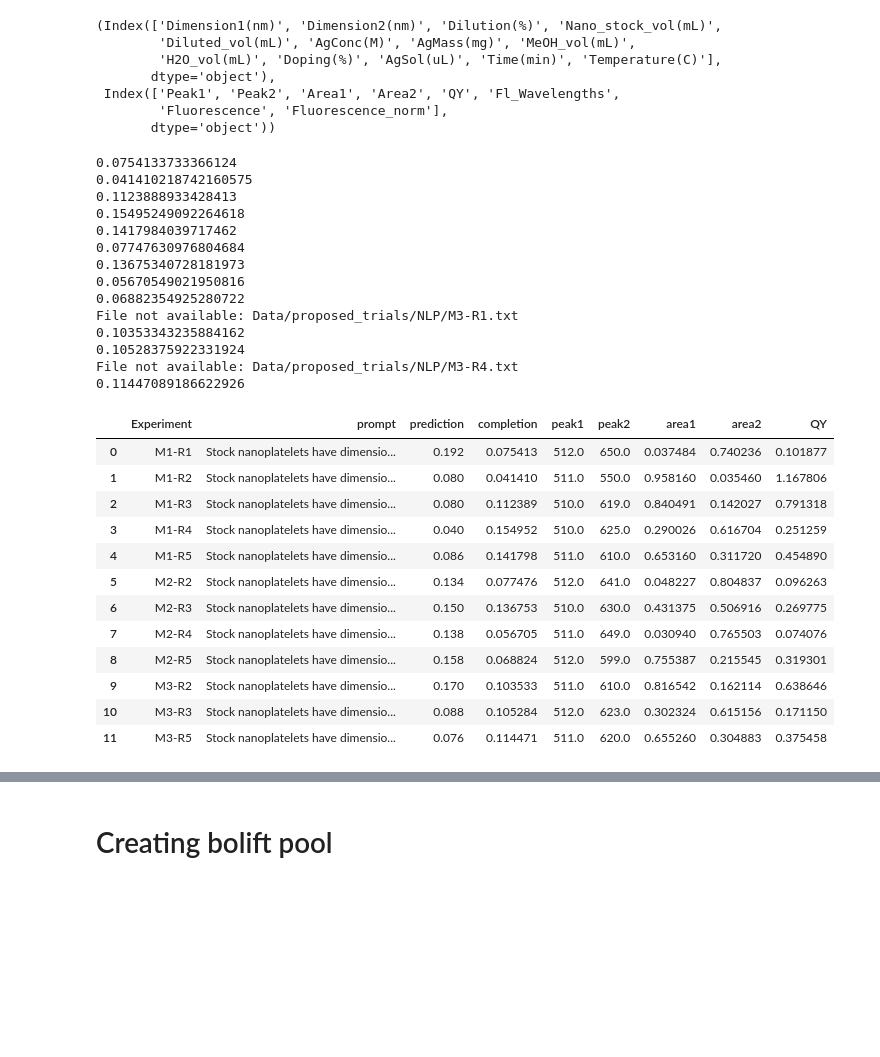
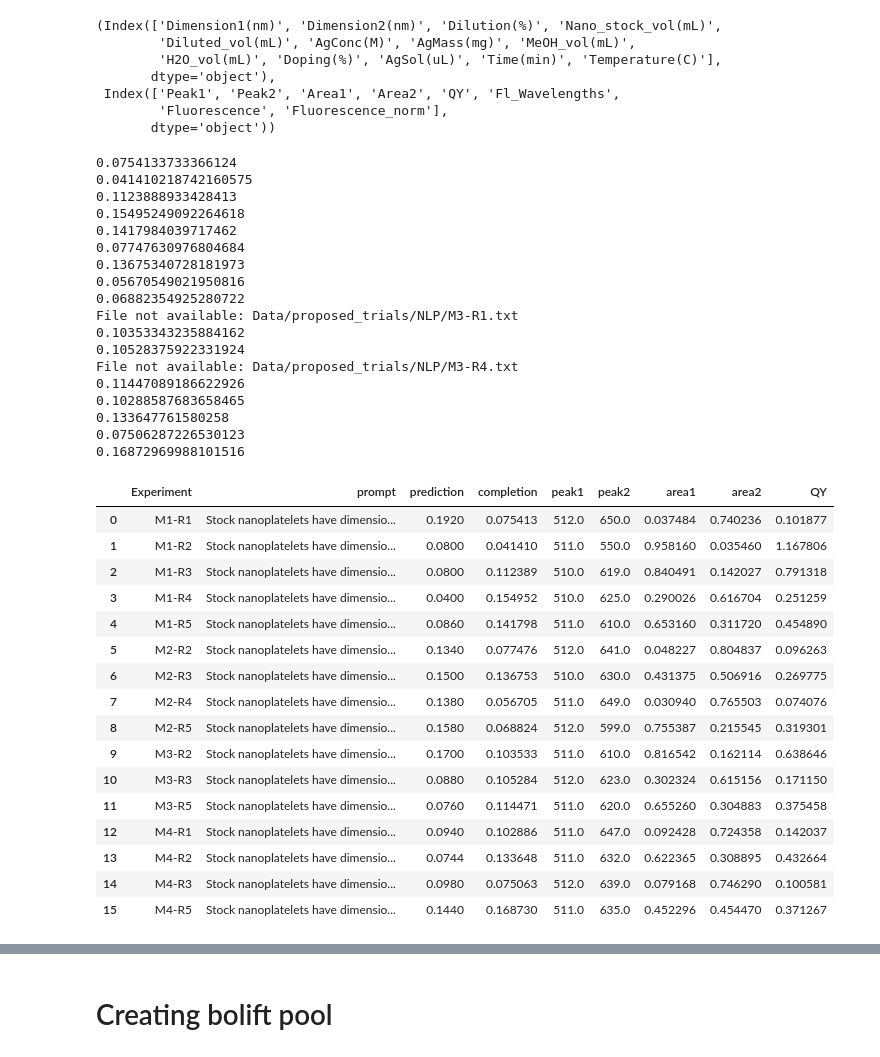
Before and after one commit to maykcaldas/BioNano-DOE, a Jupyter notebook: AgML/process_data.ipynb, the cells around one changed output, grey strips where cells are left out. Drawn from its saved outputs; the diff is of its cells as text; code cells hidden in the pictures; blank space fills up the shorter version.

```diff
--- a/AgML/process_data.ipynb
+++ b/AgML/process_data.ipynb
@@ -337,6 +337,11 @@ BO_NLP = {
     "M3-R3" : "Stock nanoplatelets have dimensions 29.529 nm by 8.737 nm and the optical density of 100x hexanes dilution of stock is 0.42% recorded at 512nm. 0.5 mL nanoplatelets stock is diluted 7x by hexanes using 3.5 mL for each trial of doping. Silver acetate solution of 0.006 M is made with 7.8 mg of silver acetate in 5 mL of MeOH and 2 mL of water. 2.5 % Ag doping requires 3.4 uL of silver doping solution, respectively. The reaction was performed at 1000 rpm for 180 minutes at 25 oC. Fluorescence of each doped sample was collected as a 30x dilution with hexanes.",
     "M3-R4" : "Stock nanoplatelets have dimensions 19.835 nm by 14.762 nm and the optical density of 100x hexanes dilution of stock is 0.26% recorded at 512nm. 0.5 mL nanoplatelets stock is diluted 7x by hexanes using 3.5 mL for each trial of doping. Silver acetate solution of 0.006 M is made with 7.8 mg of silver acetate in 5 mL of MeOH and 2 mL of water. 2.5 % Ag doping requires 3.4 uL of silver doping solution, respectively. The reaction was performed at 1000 rpm for 60 minutes at 25 oC. Fluorescence of each doped sample was collected as a 30x dilution with hexanes.",
     "M3-R5" : "Stock nanoplatelets have dimensions 31.121 nm by 7.358 nm and the optical density of 100x hexanes dilution of stock is 0.212% recorded at 512nm. 0.5 mL nanoplatelets stock is diluted 7x by hexanes using 3.5 mL for each trial of doping. Silver acetate solution of 0.006 M is made with 7.8 mg of silver acetate in 5 mL of MeOH and 2 mL of water. 2.5 % Ag doping requires 3.4 uL of silver doping solution, respectively. The reaction was performed at 1000 rpm for 10 minutes at 25 oC. Fluorescence of each doped sample was collected as a 30x dilution with hexanes.",
+    #
+    "M4-R1": "Stock nanoplatelets have dimensions 33.654 nm by 6.926 nm and the optical density of 100x hexanes dilution of stock is 0.300% recorded at 512 nm. 0.500 mL nanoplatelets stock is diluted 7x by hexanes using 3.500 mL for each trial of doping. Silver acetate solution of 0.00070 M is made with 14.000 mg of silver acetate in 85.589 mL of MeOH and 34.236 mL of water. 10.000 % Ag doping requires 344.528 uL of silver doping solution, respectively. The reaction was performed at 1000 rpm for 60.0 minutes at 0.000 oC. Fluorescence of each doped sample was collected as a 30x dilution with hexanes.",
+    "M4-R2": "Stock nanoplatelets have dimensions 33.654 nm by 6.926 nm and the optical density of 100x hexanes dilution of stock is 0.150% recorded at 512 nm. 0.250 mL nanoplatelets stock is diluted 7x by hexanes using 1.750 mL for each trial of doping. Silver acetate solution of 0.00070 M is made with 14.000 mg of silver acetate in 85.589 mL of MeOH and 34.236 mL of water. 5.000 % Ag doping requires 43.066 uL of silver doping solution, respectively. The reaction was performed at 1000 rpm for 10.0 minutes at 0.000 oC. Fluorescence of each doped sample was collected as a 30x dilution with hexanes.",
+    "M4-R3": "Stock nanoplatelets have dimensions 30.594 nm by 8.897 nm and the optical density of 100x hexanes dilution of stock is 0.300% recorded at 512 nm. 0.500 mL nanoplatelets stock is diluted 7x by hexanes using 3.500 mL for each trial of doping. Silver acetate solution of 0.00600 M is made with 3.500 mg of silver acetate in 2.496 mL of MeOH and 0.999 mL of water. 2.000 % Ag doping requires 9.388 uL of silver doping solution, respectively. The reaction was performed at 1000 rpm for 60.0 minutes at 0.000 oC. Fluorescence of each doped sample was collected as a 30x dilution with hexanes.",
+    "M4-R5": "Stock nanoplatelets have dimensions 33.654 nm by 6.926 nm and the optical density of 100x hexanes dilution of stock is 0.150% recorded at 512 nm. 0.500 mL nanoplatelets stock is diluted 7x by hexanes using 3.500 mL for each trial of doping. Silver acetate solution of 0.00070 M is made with 3.500 mg of silver acetate in 21.397 mL of MeOH and 8.559 mL of water. 5.000 % Ag doping requires 86.132 uL of silver doping solution, respectively. The reaction was performed at 1000 rpm for 60.0 minutes at 25.000 oC. Fluorescence of each doped sample was collected as a 30x dilution with hexanes."
     }
 
 BO_NLP_pred = {
@@ -355,6 +360,10 @@ BO_NLP_pred = {
     "M3-R3" : 0.088,
     "M3-R4" : 0.072,
     "M3-R5" : 0.076,
+    "M4-R1" : 0.094,
+    "M4-R2" : 0.0744,
+    "M4-R3" : 0.098,
+    "M4-R5" : 0.144,
 }
 
 for r in BO_NLP.keys():
@@ -366,8 +375,8 @@ for r in BO_NLP.keys():
         print(f"File not available: Data/proposed_trials/NLP/{r}.csv")
         continue
 
-    with open(f"Data/proposed_trials/NLP/{r}.txt", "r") as fl_data:
-        with open(f"Data/proposed_trials/NLP/{r}.csv", "r") as abs_data:
+    with open(f"Data/proposed_trials/NLP/{r}.txt", "r", encoding='utf-8-sig') as fl_data:
+        with open(f"Data/proposed_trials/NLP/{r}.csv", "r", encoding='utf-8-sig') as abs_data:
             prompt = BO_NLP[r]
             peak1, peak2, area1, area2, qy, completion = process_input(fl_data, abs_data)
             prompts.append(prompt)
@@ -381,42 +390,50 @@ for r in BO_NLP.keys():
             new_entry = pd.DataFrame({
                 "Experiment": [r],
                 'prompt': [prompt],
                 "prediction": [BO_NLP_pred[r]],
                 'completion': [completion],
                 'peak1': [peak1],
                 'peak2': [peak2],
                 'area1': [area1],
                 'area2': [area2],
                 'QY': [qy],
             })
             pool_results = pd.concat([pool_results, new_entry], ignore_index=True)
 
 pool_results
 # %% [output]
 0.0754133733366124
 0.041410218742160575
 0.1123888933428413
 0.15495249092264618
 0.1417984039717462
 0.07747630976804684
 0.13675340728181973
 0.05670549021950816
 0.06882354925280722
 File not available: Data/proposed_trials/NLP/M3-R1.txt
 0.10353343235884162
 0.10528375922331924
 File not available: Data/proposed_trials/NLP/M3-R4.txt
 0.11447089186622926
+0.10288587683658465
+0.133647761580258
+0.07506287226530123
+0.16872969988101516
 |  | Experiment | prompt | prediction | completion | peak1 | peak2 | area1 | area2 | QY |
-| 0 | M1-R1 | Stock nanoplatelets have dimensio... | 0.192 | 0.075413 | 512.0 | 650.0 | 0.037484 | 0.740236 | 0.101877 |
-| 1 | M1-R2 | Stock nanoplatelets have dimensio... | 0.080 | 0.041410 | 511.0 | 550.0 | 0.958160 | 0.035460 | 1.167806 |
-| 2 | M1-R3 | Stock nanoplatelets have dimensio... | 0.080 | 0.112389 | 510.0 | 619.0 | 0.840491 | 0.142027 | 0.791318 |
-| 3 | M1-R4 | Stock nanoplatelets have dimensio... | 0.040 | 0.154952 | 510.0 | 625.0 | 0.290026 | 0.616704 | 0.251259 |
-| 4 | M1-R5 | Stock nanoplatelets have dimensio... | 0.086 | 0.141798 | 511.0 | 610.0 | 0.653160 | 0.311720 | 0.454890 |
-| 5 | M2-R2 | Stock nanoplatelets have dimensio... | 0.134 | 0.077476 | 512.0 | 641.0 | 0.048227 | 0.804837 | 0.096263 |
-| 6 | M2-R3 | Stock nanoplatelets have dimensio... | 0.150 | 0.136753 | 510.0 | 630.0 | 0.431375 | 0.506916 | 0.269775 |
-| 7 | M2-R4 | Stock nanoplatelets have dimensio... | 0.138 | 0.056705 | 511.0 | 649.0 | 0.030940 | 0.765503 | 0.074076 |
-| 8 | M2-R5 | Stock nanoplatelets have dimensio... | 0.158 | 0.068824 | 512.0 | 599.0 | 0.755387 | 0.215545 | 0.319301 |
-| 9 | M3-R2 | Stock nanoplatelets have dimensio... | 0.170 | 0.103533 | 511.0 | 610.0 | 0.816542 | 0.162114 | 0.638646 |
-| 10 | M3-R3 | Stock nanoplatelets have dimensio... | 0.088 | 0.105284 | 512.0 | 623.0 | 0.302324 | 0.615156 | 0.171150 |
-| 11 | M3-R5 | Stock nanoplatelets have dimensio... | 0.076 | 0.114471 | 511.0 | 620.0 | 0.655260 | 0.304883 | 0.375458 |
+| 0 | M1-R1 | Stock nanoplatelets have dimensio... | 0.1920 | 0.075413 | 512.0 | 650.0 | 0.037484 | 0.740236 | 0.101877 |
+| 1 | M1-R2 | Stock nanoplatelets have dimensio... | 0.0800 | 0.041410 | 511.0 | 550.0 | 0.958160 | 0.035460 | 1.167806 |
+| 2 | M1-R3 | Stock nanoplatelets have dimensio... | 0.0800 | 0.112389 | 510.0 | 619.0 | 0.840491 | 0.142027 | 0.791318 |
+| 3 | M1-R4 | Stock nanoplatelets have dimensio... | 0.0400 | 0.154952 | 510.0 | 625.0 | 0.290026 | 0.616704 | 0.251259 |
+| 4 | M1-R5 | Stock nanoplatelets have dimensio... | 0.0860 | 0.141798 | 511.0 | 610.0 | 0.653160 | 0.311720 | 0.454890 |
+| 5 | M2-R2 | Stock nanoplatelets have dimensio... | 0.1340 | 0.077476 | 512.0 | 641.0 | 0.048227 | 0.804837 | 0.096263 |
+| 6 | M2-R3 | Stock nanoplatelets have dimensio... | 0.1500 | 0.136753 | 510.0 | 630.0 | 0.431375 | 0.506916 | 0.269775 |
+| 7 | M2-R4 | Stock nanoplatelets have dimensio... | 0.1380 | 0.056705 | 511.0 | 649.0 | 0.030940 | 0.765503 | 0.074076 |
+| 8 | M2-R5 | Stock nanoplatelets have dimensio... | 0.1580 | 0.068824 | 512.0 | 599.0 | 0.755387 | 0.215545 | 0.319301 |
+| 9 | M3-R2 | Stock nanoplatelets have dimensio... | 0.1700 | 0.103533 | 511.0 | 610.0 | 0.816542 | 0.162114 | 0.638646 |
+| 10 | M3-R3 | Stock nanoplatelets have dimensio... | 0.0880 | 0.105284 | 512.0 | 623.0 | 0.302324 | 0.615156 | 0.171150 |
+| 11 | M3-R5 | Stock nanoplatelets have dimensio... | 0.0760 | 0.114471 | 511.0 | 620.0 | 0.655260 | 0.304883 | 0.375458 |
+| 12 | M4-R1 | Stock nanoplatelets have dimensio... | 0.0940 | 0.102886 | 511.0 | 647.0 | 0.092428 | 0.724358 | 0.142037 |
+| 13 | M4-R2 | Stock nanoplatelets have dimensio... | 0.0744 | 0.133648 | 511.0 | 632.0 | 0.622365 | 0.308895 | 0.432664 |
+| 14 | M4-R3 | Stock nanoplatelets have dimensio... | 0.0980 | 0.075063 | 512.0 | 639.0 | 0.079168 | 0.746290 | 0.100581 |
+| 15 | M4-R5 | Stock nanoplatelets have dimensio... | 0.1440 | 0.168730 | 511.0 | 635.0 | 0.452296 | 0.454470 | 0.371267 |
```
Also changed, not shown: parts of 7 cells of this notebook, 14 other files.
